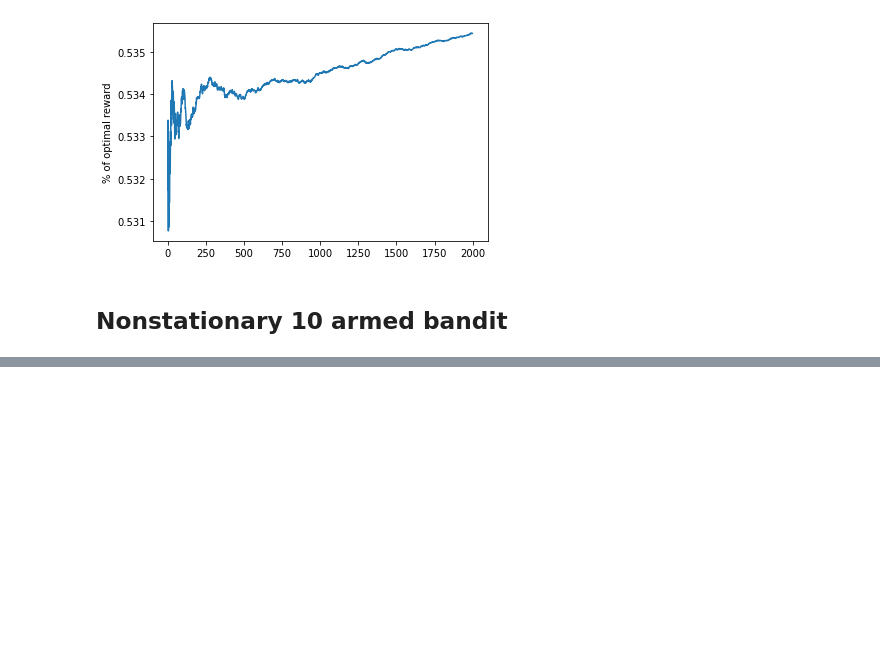
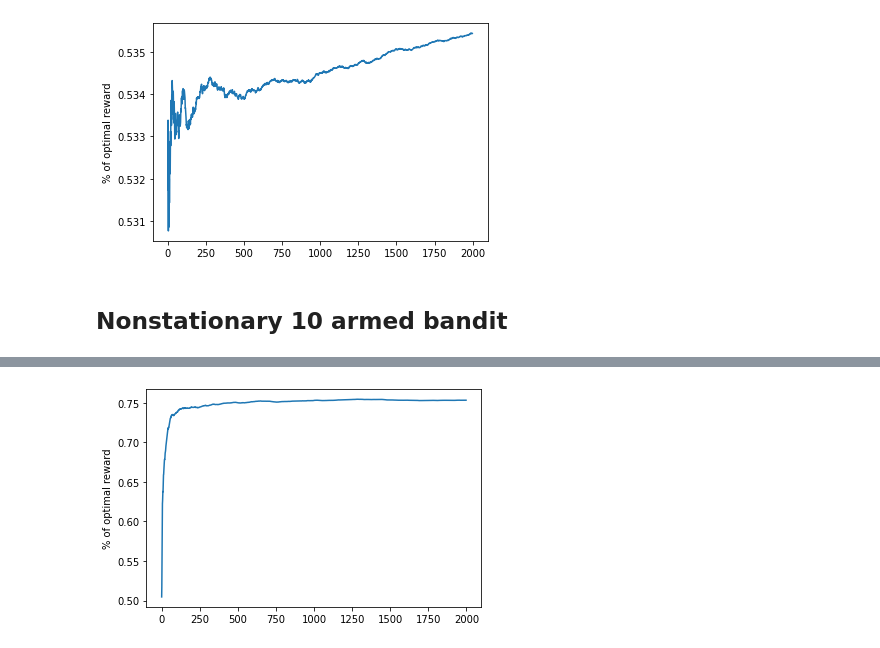
Before and after one commit to jack-michaud/reinforcement-learning, a Jupyter notebook: Bandit-Demo.ipynb, the cells around one changed output, grey strips where cells are left out. Cells and saved outputs as stored; diff of their text form; code cells hidden in the pictures; blank space fills up the shorter version.

```diff
--- a/Bandit-Demo.ipynb
+++ b/Bandit-Demo.ipynb
@@ -83,0 +87,5 @@ plot_optimality_of_agent(agent, generate_nonstationary_bandit, True, 100)
+# %%
+agent = EpsilonGreedyConstantStepSize(n, 0.1, 0.9)
+await plot_optimality_of_agent(agent, generate_nonstationary_bandit, True, 100)
+# %% [output]
+[figure, added]
```
Also changed, not shown: parts of 8 cells of this notebook, 1 other file.
